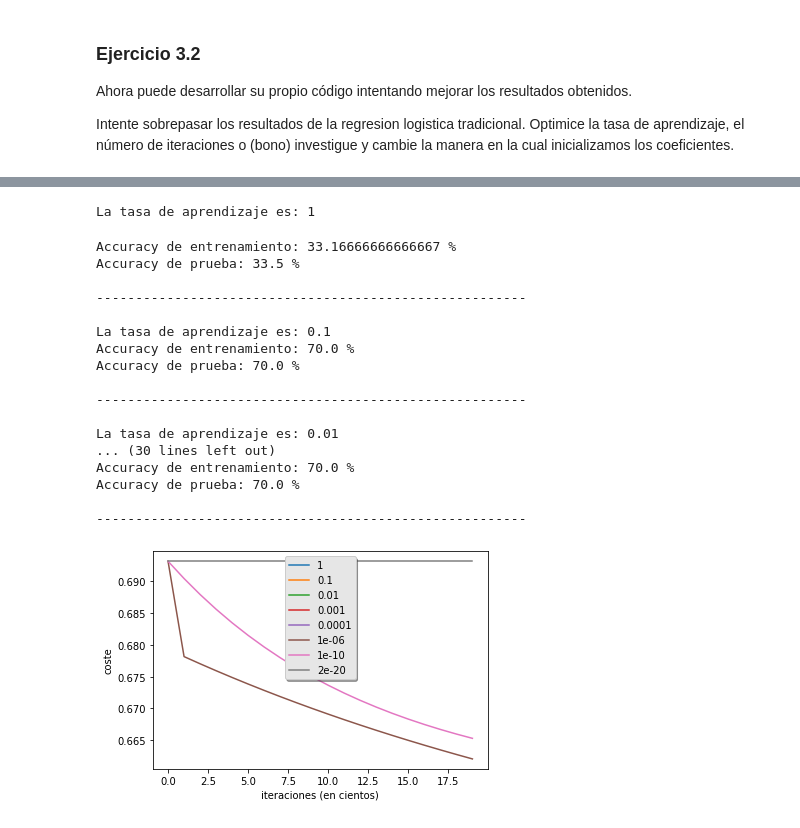
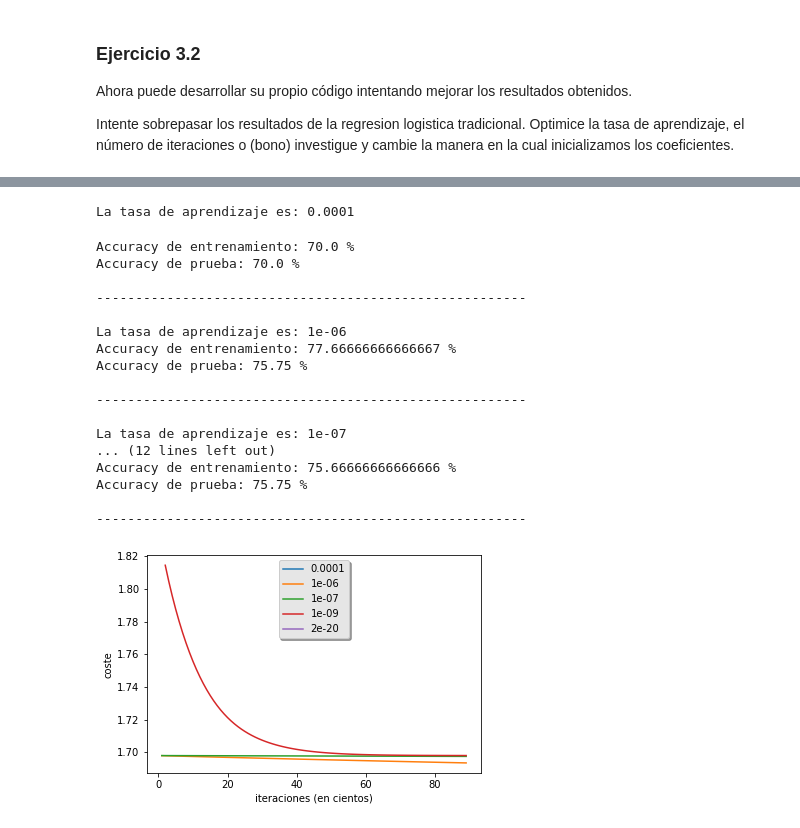
Before and after one commit to sergiomora03/deep-learning-intermediate, a Jupyter notebook: Activities/Semana2_IntroduccionRedesNeuronales_Actividad.ipynb, the cells around one changed output, grey strips where cells are left out. Drawn from its saved outputs; the diff is of its cells as text; code cells hidden in the pictures.

```diff
--- a/Activities/Semana2_IntroduccionRedesNeuronales_Actividad.ipynb
+++ b/Activities/Semana2_IntroduccionRedesNeuronales_Actividad.ipynb
@@ -789,7 +666,0 @@ def optimiza(w, b, X, Y, num_iter, tasa, print_cost):
-# %%
-params, grads, costes = optimiza(w, b, X, Y, num_iter= 10, tasa = 0.001, print_cost = False)
-
-print ("w = " + str(params["w"]))
-print ("b = " + str(params["b"]))
-print ("dw = " + str(grads["dw"]))
-print ("db = " + str(grads["db"]))
@@ -830,5 +666,0 @@ def pred(w, b, X):
-# %%
-w = np.array([[0.12],[0.23]])
-b = -0.09
-X = np.array([[3.1,-2.9,0.2],[1.9,1.8,-0.09]])
-print ("predicciones = " + str(pred(w, b, X)))
@@ -837,13 +667,15 @@ predicciones = [[1. 0. 0.]]
 # %%
-def modelo(CE_x, CP_x, CE_y, CP_y, num_iter, tasa, print_cost):
+def modelo(CE_x, CP_x, CE_y, CP_y, num_iter, tasa, print_cost, semilla):
     """
     Construye el modelo de regresión logística llamando las funciones implementadas anteriormente
     Output:
     d: diccionario con la información sobre el modelo.
     """
+    # semilla
+    np.random.seed(semilla)
 
     # Inicialice los parametros con ceros
-    w, b = inicializa(CE_x.shape[0])
+    w, b = inicializa_random(CE_x.shape[0])
 
     # Descenso en la dirección del gradiente (GD)
     params, grads, costes = optimiza(w, b, CE_x, CE_y, num_iter, tasa, print_cost)
@@ -877,8 +704,0 @@ CE_x.shape, CP_x.shape, CE_y.shape, CP_y.shape
-# %%
-# Podemos re-configurar las matrices de la siguiente forma:
-CE_x2 = CE_x.T
-CP_x2 = CP_x.T
-CE_y2 = np.array(CE_y)[np.newaxis]
-CP_y2 = np.array(CP_y)[np.newaxis]
-
-print(CE_x2.shape, CE_y2.shape)
@@ -899,38 +725,38 @@ plt.show()
 # %%
-tasas = [1,0.1,0.01,0.001, 1e-4, 1e-6, 1e-10, 2e-20]
+tasas = [1e-4, 1e-6, 1e-7, 1e-9, 2e-20] #tasas = [1,0.1,0.01,0.001, 1e-4, 1e-6, 1e-10, 2e-20]
 modelos = {}
 for i in tasas:
     print ("La tasa de aprendizaje es: " + str(i))
-    modelos[str(i)] = modelo(CE_x2, CP_x2, CE_y2, CP_y2, num_iter = 2000, tasa = i, print_cost = False)
+    modelos[str(i)] = modelo(CE_x2, CP_x2, CE_y2, CP_y2, num_iter = 9000, tasa = i, print_cost = False, semilla = 999)
     print ('\n' + "-------------------------------------------------------" + '\n')
 
 for i in tasas:
     plt.plot(np.squeeze(modelos[str(i)]["Costes"]), label= str(modelos[str(i)]["Tasa de aprendizaje"]))
 
 plt.ylabel('coste')
 plt.xlabel('iteraciones (en cientos)')
 
 legend = plt.legend(loc='upper center', shadow=True)
 frame = legend.get_frame()
 frame.set_facecolor('0.90')
 plt.show()
 # %% [output]
-La tasa de aprendizaje es: 1
+La tasa de aprendizaje es: 0.0001
-Accuracy de entrenamiento: 33.16666666666667 %
-Accuracy de prueba: 33.5 %
-
--------------------------------------------------------
-
-La tasa de aprendizaje es: 0.1
 Accuracy de entrenamiento: 70.0 %
 Accuracy de prueba: 70.0 %
 
 -------------------------------------------------------
 
-La tasa de aprendizaje es: 0.01
-... (30 lines left out)
-Accuracy de entrenamiento: 70.0 %
-Accuracy de prueba: 70.0 %
+La tasa de aprendizaje es: 1e-06
+Accuracy de entrenamiento: 77.66666666666667 %
+Accuracy de prueba: 75.75 %
 
 -------------------------------------------------------
+
+La tasa de aprendizaje es: 1e-07
+... (12 lines left out)
+Accuracy de entrenamiento: 75.66666666666666 %
+Accuracy de prueba: 75.75 %
+
+-------------------------------------------------------
-[figure, old version]
+[figure, new version]
```
Also changed, not shown: parts of 18 cells of this notebook.
